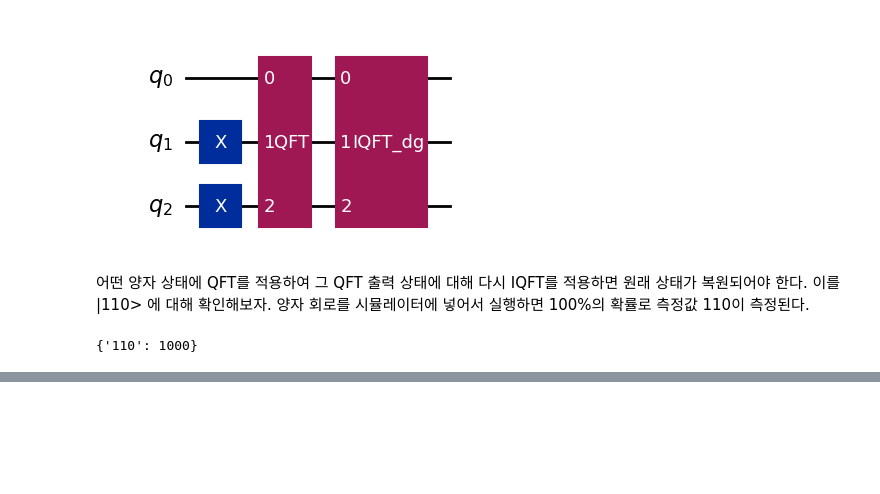
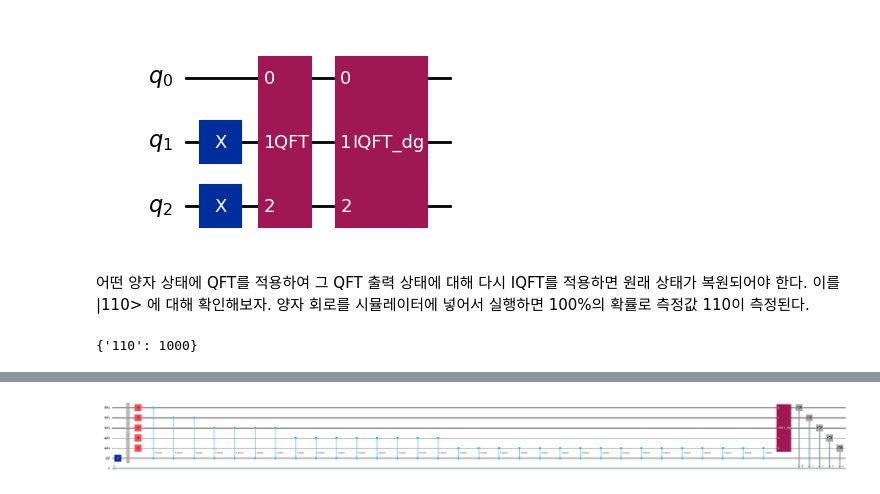
Before and after one commit to seungmei/QNS, a Jupyter notebook: 프로그래밍으로_배우는_양자컴퓨팅_6장.ipynb, the cells around one changed output, grey strips where cells are left out. Saved outputs shown, nothing was run; the diff lists cells and outputs as text; code cells hidden in the pictures; blank space fills up the shorter version.

```diff
--- a/프로그래밍으로_배우는_양자컴퓨팅_6장.ipynb
+++ b/프로그래밍으로_배우는_양자컴퓨팅_6장.ipynb
@@ -450,0 +563,28 @@ print(count)
+# %%
+# phase estimation circuit
+import numpy as np
+from qiskit import QuantumCircuit, QuantumRegister, ClassicalRegister
+from qiskit.circuit.library import QFT
+
+t = 5
+n = 1
+qx = QuantumRegister(t,'qx')
+qy = QuantumRegister(n,'qy')
+c = ClassicalRegister(t,'c')
+qpe = QuantumCircuit(qx, qy, c)
+
+phase = 1/3
+qpe.x(qy) # eigenstate |1>
+qpe.barrier()
+qpe.h(qx)
+Un = 1
+for qx_i in range(t):
+    for i in range(Un):
+        qpe.cp(2*np.pi*phase, qx[qx_i], qy); # controlled-P
+    Un *= 2
+
+qpe.compose(QFT(t, inverse=True), qx[:], inplace=True)
+qpe.measure(qx,c)
+qpe.draw(fold=-1, output='mpl')
+# %% [output]
+[figure, added]
```
Also changed, not shown: parts of 50 cells of this notebook.
